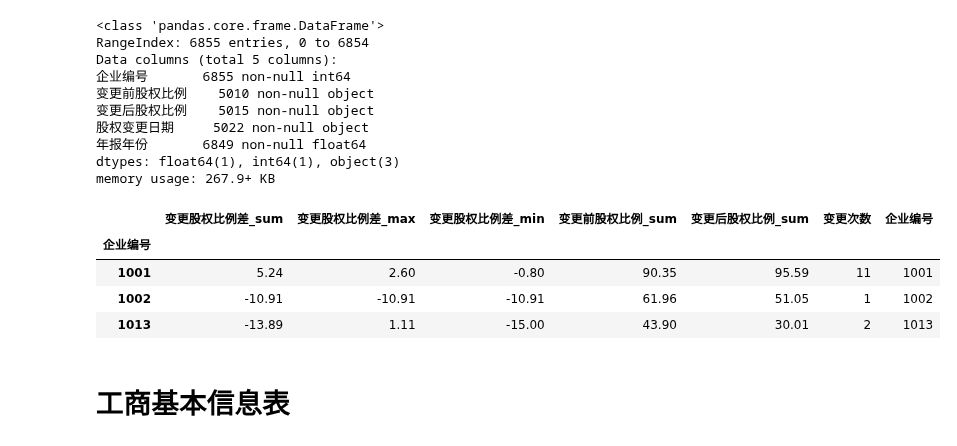
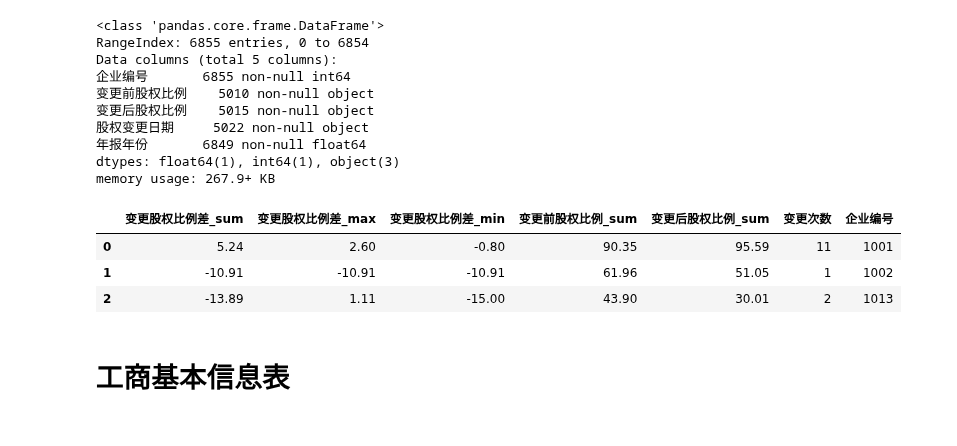
Before and after one commit to AlanConstantine/ISI-WorldCup2019, a Jupyter notebook: Code/FeatureEngineering/CombineNoFinancialData.ipynb, the cells around one changed output. Saved outputs shown, nothing was run; the diff lists cells and outputs as text; code cells hidden in the pictures.

```diff
--- a/Code/FeatureEngineering/CombineNoFinancialData.ipynb
+++ b/Code/FeatureEngineering/CombineNoFinancialData.ipynb
@@ -702,31 +633,32 @@ memory usage: 267.9+ KB
 # %%
 df_nianbao_gudongguquanzhuanrang['变更前股权比例'] = df_nianbao_gudongguquanzhuanrang['变更前股权比例'].str.rstrip(
     '%').astype(float)
 df_nianbao_gudongguquanzhuanrang_clean = df_nianbao_gudongguquanzhuanrang.loc[(
     df_nianbao_gudongguquanzhuanrang['变更后股权比例'].notnull())]
 df_nianbao_gudongguquanzhuanrang_clean['变更后股权比例'] = df_nianbao_gudongguquanzhuanrang_clean[~df_nianbao_gudongguquanzhuanrang_clean["变更后股权比例"].str.contains(
     '-')]['变更后股权比例'].str.rstrip('%').astype(float)
 
 df_nianbao_gudongguquanzhuanrang_clean['变更股权比例差'] = df_nianbao_gudongguquanzhuanrang_clean['变更后股权比例'] - \
     df_nianbao_gudongguquanzhuanrang_clean['变更前股权比例']
 # df_nianbao_gudongguquanzhuanrang_clean.head(n=3)
 agg_func = {
     '变更股权比例差': ['sum', 'max', 'min'],
     '变更前股权比例': ['sum'],
     '变更后股权比例': ['sum'],
     '企业编号': ['count']
 }
 df_nianbao_gudongguquanzhuanrang_clean_new = df_nianbao_gudongguquanzhuanrang_clean.groupby([
                                                                                             '企业编号']).agg(agg_func)
 df_nianbao_gudongguquanzhuanrang_clean_new.columns = [
     '_'.join(col) for col in df_nianbao_gudongguquanzhuanrang_clean_new.columns.values]
 df_nianbao_gudongguquanzhuanrang_clean_new.columns = [
     '变更股权比例差_sum', '变更股权比例差_max', '变更股权比例差_min', '变更前股权比例_sum', '变更后股权比例_sum', '变更次数']
 df_nianbao_gudongguquanzhuanrang_clean_new['企业编号'] = df_nianbao_gudongguquanzhuanrang_clean_new.index
+df_nianbao_gudongguquanzhuanrang_clean_new = df_nianbao_gudongguquanzhuanrang_clean_new.set_index(
+    np.arange(0, len(df_nianbao_gudongguquanzhuanrang_clean_new)))
 df_nianbao_gudongguquanzhuanrang_clean_new.head(n=3)
 # %% [output]
 |  | 变更股权比例差_sum | 变更股权比例差_max | 变更股权比例差_min | 变更前股权比例_sum | 变更后股权比例_sum | 变更次数 | 企业编号 |
-| 企业编号 |  |  |  |  |  |  |  |
-| 1001 | 5.24 | 2.60 | -0.80 | 90.35 | 95.59 | 11 | 1001 |
-| 1002 | -10.91 | -10.91 | -10.91 | 61.96 | 51.05 | 1 | 1002 |
-| 1013 | -13.89 | 1.11 | -15.00 | 43.90 | 30.01 | 2 | 1013 |
+| 0 | 5.24 | 2.60 | -0.80 | 90.35 | 95.59 | 11 | 1001 |
+| 1 | -10.91 | -10.91 | -10.91 | 61.96 | 51.05 | 1 | 1002 |
+| 2 | -13.89 | 1.11 | -15.00 | 43.90 | 30.01 | 2 | 1013 |
```
Also changed, not shown: parts of 56 cells of this notebook.
